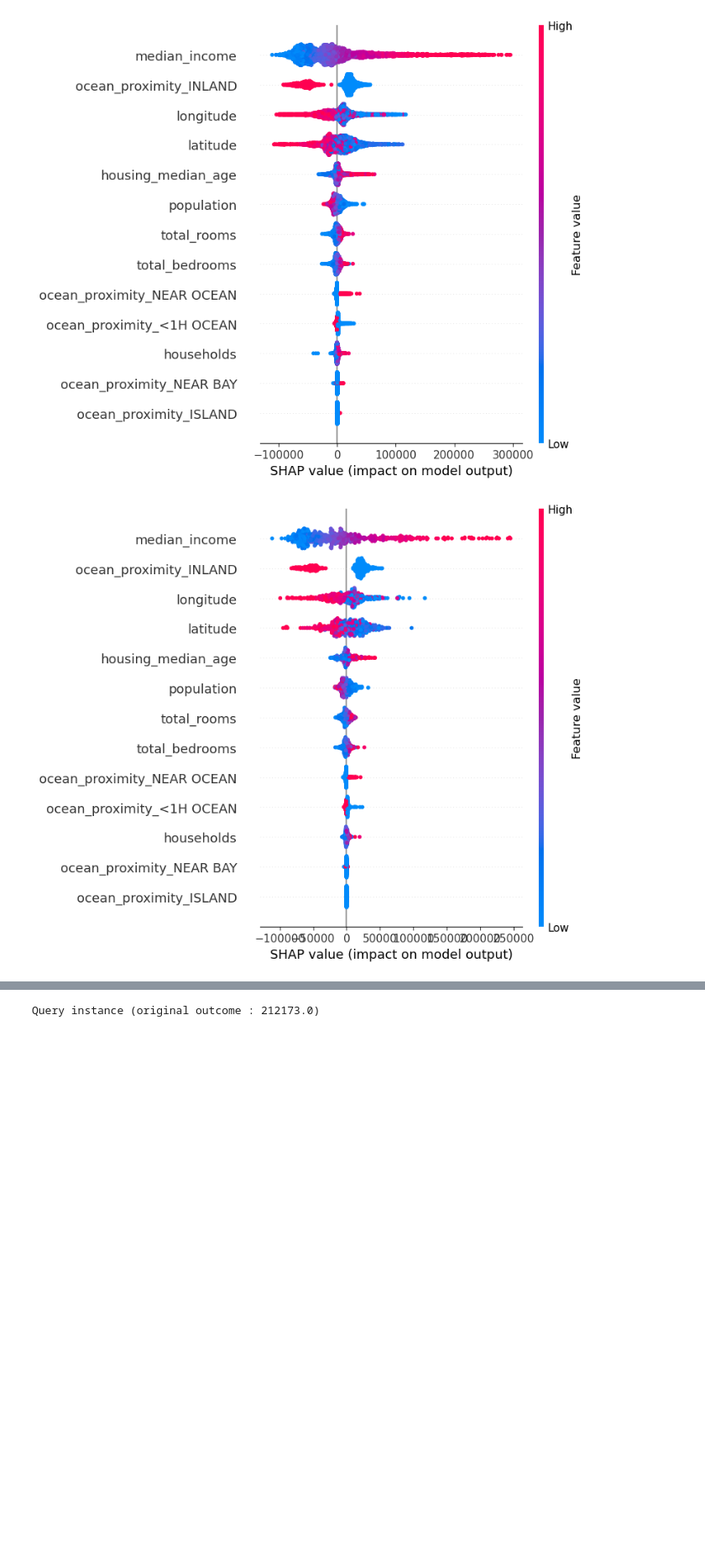
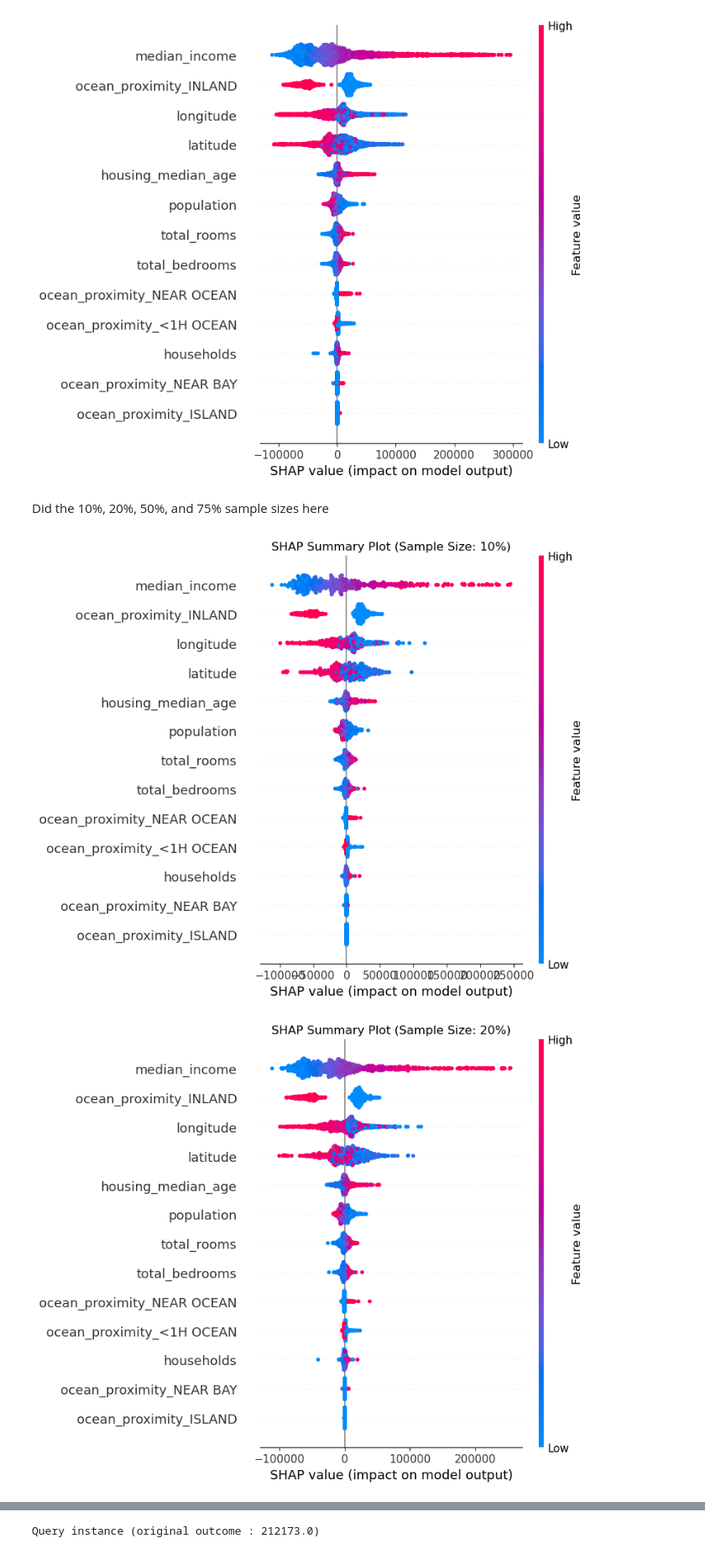
Before and after one commit to alyvalerio/TERM4-LT8, a Jupyter notebook: ML2/INTERPRETABILITY/ML2-HW3-LT8.ipynb, the cells around one changed output, grey strips where cells are left out. Shown at 84% size. Cells and saved outputs as stored; diff of their text form; code cells hidden in the pictures; blank space fills up the shorter version.

```diff
--- a/ML2/INTERPRETABILITY/ML2-HW3-LT8.ipynb
+++ b/ML2/INTERPRETABILITY/ML2-HW3-LT8.ipynb
@@ -151,12 +192,27 @@ shap_values = explainer.shap_values(X_test)
 shap.summary_plot(shap_values, X_test)
 # %% [output]
 [figure]
+# %% [markdown]
+Did the 10%, 20%, 50%, and 75% sample sizes here
 # %%
-# Take a random sample of the test data (e.g., 500 instances)
-X_sample = X_test.sample(500, random_state=42)
-shap_values = explainer.shap_values(X_sample)
+import shap
+import matplotlib.pyplot as plt
 
-# Visualize SHAP summary plot for the sample
-shap.summary_plot(shap_values, X_sample)
+# Define the sample sizes as percentages of the training set to use for SHAP
+sample_sizes = [0.1, 0.2, 0.5, 0.75]  # 10%, 20%, 50%, and 75%
+
+# Loop through each sample size and generate SHAP plots
+for sample_size in sample_sizes:
+    # Take a sample of the test data
+    X_sample = X_test.sample(frac=sample_size, random_state=42)
+
+    # Initialize the SHAP explainer for the current model
+    explainer = shap.TreeExplainer(model)
+    shap_values = explainer.shap_values(X_sample)
+
+    # Plot SHAP summary for the current sample size
+    plt.title(f'SHAP Summary Plot (Sample Size: {int(sample_size * 100)}%)')
+    shap.summary_plot(shap_values, X_sample)
 # %% [output]
-[figure, old version]
+[figure, new version]
+[figure, added]
```
Also changed, not shown: parts of 16 cells of this notebook.
